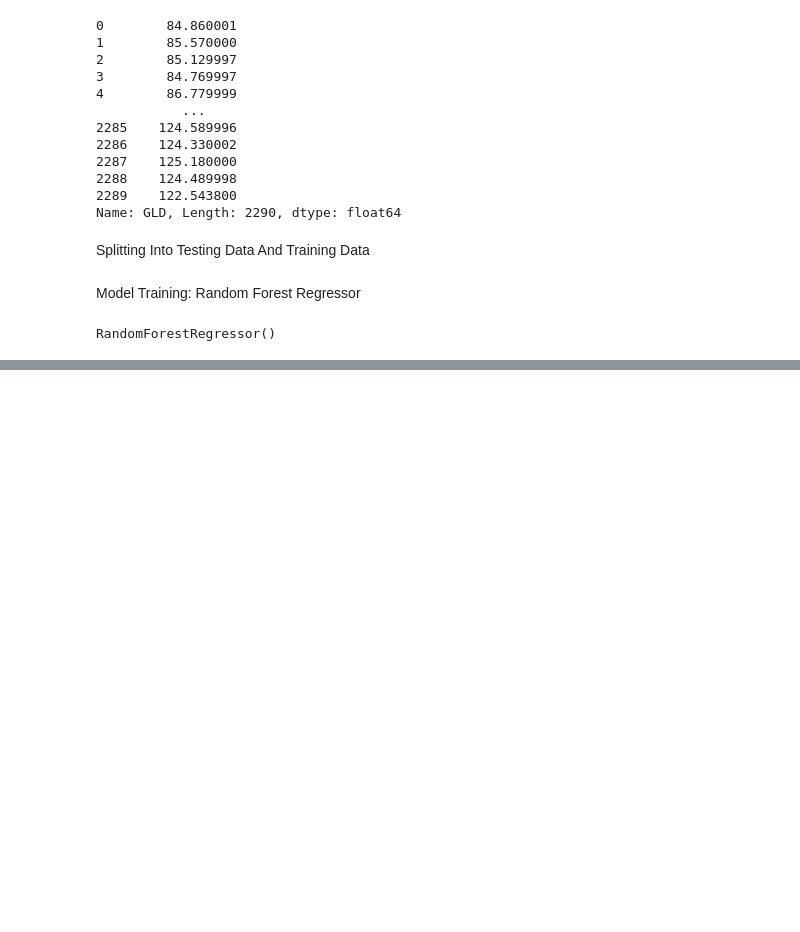
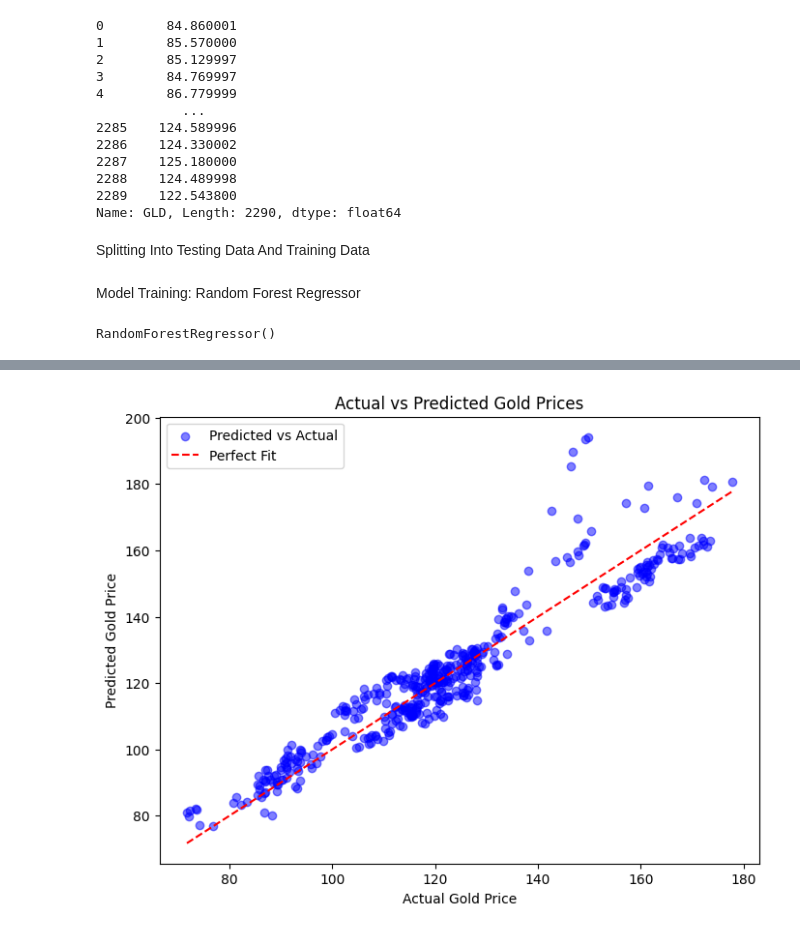
Before and after one commit to OmarAbdelaziz0/GoldPricePredictionMLProject, a Jupyter notebook: GoldPricePredictionMLProject.ipynb, the cells around one changed output, grey strips where cells are left out. Drawn from its saved outputs; the diff is of its cells as text; code cells hidden in the pictures; blank space fills up the shorter version.

```diff
--- a/GoldPricePredictionMLProject.ipynb
+++ b/GoldPricePredictionMLProject.ipynb
@@ -181,0 +261,14 @@ RandomForestRegressor()
+# %%
+import matplotlib.pyplot as plt
+
+# Scatter plot of actual vs predicted values
+plt.figure(figsize=(8, 6))
+plt.scatter(y_test, y_pred, color='blue', alpha=0.5, label='Predicted vs Actual')
+plt.plot([min(y_test), max(y_test)], [min(y_test), max(y_test)], color='red', linestyle='--', label='Perfect Fit')
+plt.xlabel('Actual Gold Price')
+plt.ylabel('Predicted Gold Price')
+plt.title('Actual vs Predicted Gold Prices')
+plt.legend()
+plt.show()
+# %% [output]
+[figure, added]
```
Also changed, not shown: parts of 10 cells of this notebook.
